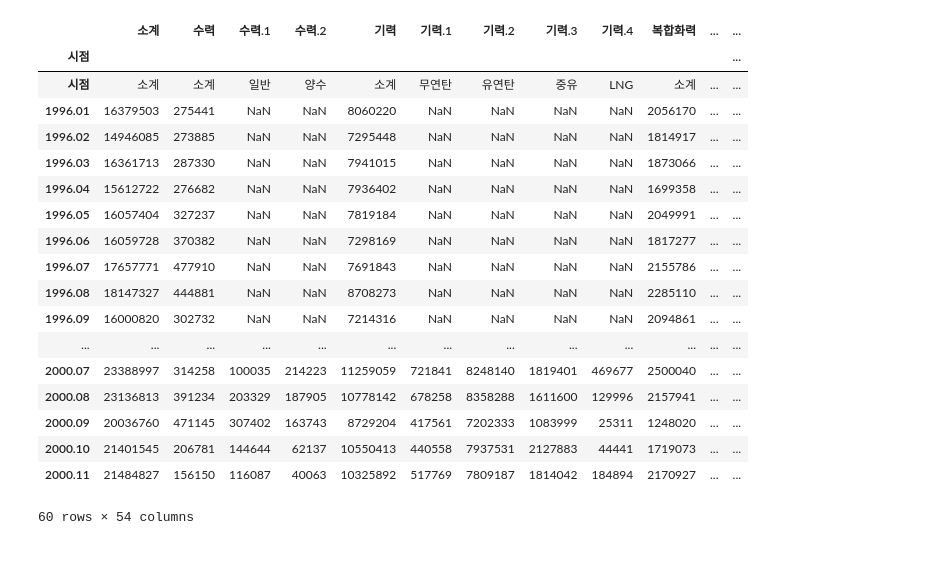
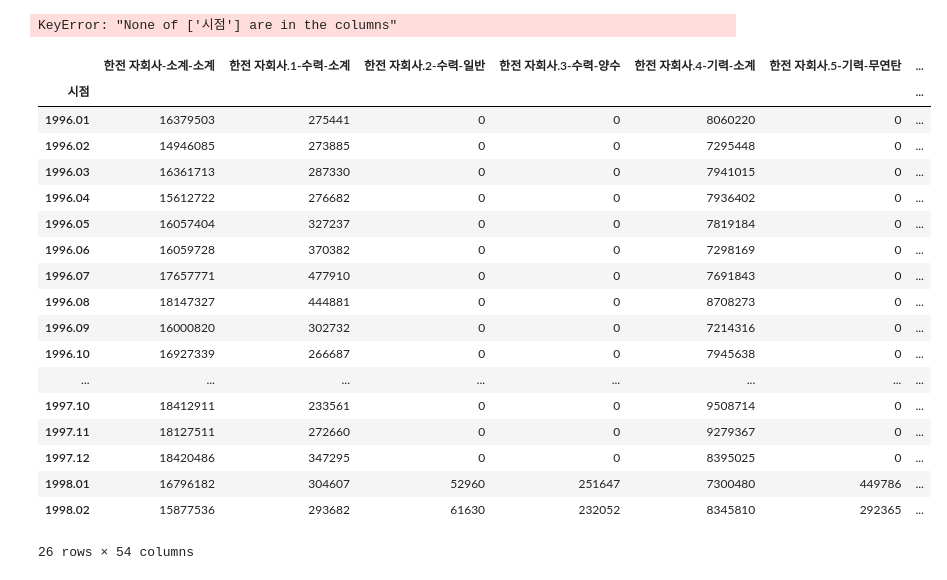
Before and after one commit to minsoo-s/03_Self_Study, a Jupyter notebook: PRE.ipynb, the cells around one changed output. Cells and saved outputs as stored; diff of their text form; code cells hidden in the pictures.

```diff
--- a/PRE.ipynb
+++ b/PRE.ipynb
@@ -2,8 +2,8 @@
 import pandas as pd
 import numpy as np
 # %%
-data1996_2014 = pd.read_csv('../data/발전전력량_추이_1996_2014.csv', encoding='euc-kr',header = 1)
-data2015_2021 = pd.read_csv('../data/발전전력량_추이_2015_2021.csv', encoding='euc-kr',header = 1)
+data1996_2014 = pd.read_csv('../data/발전전력량_추이_1996_2014.csv', encoding='euc-kr')
+data2015_2021 = pd.read_csv('../data/발전전력량_추이_2015_2021.csv', encoding='euc-kr')
 # %%
 data1996_2014.info()
 # %% [output]
@@ -27,2 +27,2 @@ memory usage: 98.5+ KB
 # %%
-data1996_2014 = data1996_2014.replace('-',np.nan)
+data1996_2014 = data1996_2014.replace('-',0)
@@ -29,24 +49,31 @@ data1996_2014 = data1996_2014.replace('-',np.nan)
 # %%
 data1996_2014 = data1996_2014.set_index('시점')
+# %%
+data1996_2014 = data1996_2014.set_index('시점')
+data1996_2014.columns = data1996_2014.columns + '-' + data1996_2014.iloc[0,:] + '-' + data1996_2014.iloc[1,:]
+# %% [output]
+KeyError: "None of ['시점'] are in the columns"
+# %%
+data1996_2014 = data1996_2014.drop('시점',axis=0)
 # %%
-data1996_2014.head(60)
+data1996_2014.head(26)
 # %% [output]
-|  | 소계 | 수력 | 수력.1 | 수력.2 | 기력 | 기력.1 | 기력.2 | 기력.3 | 기력.4 | 복합화력 | ... | ... |
-| 시점 |  |  |  |  |  |  |  |  |  |  |  | ... |
-| 시점 | 소계 | 소계 | 일반 | 양수 | 소계 | 무연탄 | 유연탄 | 중유 | LNG | 소계 | ... | ... |
-| 1996.01 | 16379503 | 275441 | NaN | NaN | 8060220 | NaN | NaN | NaN | NaN | 2056170 | ... | ... |
-| 1996.02 | 14946085 | 273885 | NaN | NaN | 7295448 | NaN | NaN | NaN | NaN | 1814917 | ... | ... |
-| 1996.03 | 16361713 | 287330 | NaN | NaN | 7941015 | NaN | NaN | NaN | NaN | 1873066 | ... | ... |
-| 1996.04 | 15612722 | 276682 | NaN | NaN | 7936402 | NaN | NaN | NaN | NaN | 1699358 | ... | ... |
-| 1996.05 | 16057404 | 327237 | NaN | NaN | 7819184 | NaN | NaN | NaN | NaN | 2049991 | ... | ... |
-| 1996.06 | 16059728 | 370382 | NaN | NaN | 7298169 | NaN | NaN | NaN | NaN | 1817277 | ... | ... |
-| 1996.07 | 17657771 | 477910 | NaN | NaN | 7691843 | NaN | NaN | NaN | NaN | 2155786 | ... | ... |
-| 1996.08 | 18147327 | 444881 | NaN | NaN | 8708273 | NaN | NaN | NaN | NaN | 2285110 | ... | ... |
-| 1996.09 | 16000820 | 302732 | NaN | NaN | 7214316 | NaN | NaN | NaN | NaN | 2094861 | ... | ... |
-| ... | ... | ... | ... | ... | ... | ... | ... | ... | ... | ... | ... | ... |
-| 2000.07 | 23388997 | 314258 | 100035 | 214223 | 11259059 | 721841 | 8248140 | 1819401 | 469677 | 2500040 | ... | ... |
-| 2000.08 | 23136813 | 391234 | 203329 | 187905 | 10778142 | 678258 | 8358288 | 1611600 | 129996 | 2157941 | ... | ... |
-| 2000.09 | 20036760 | 471145 | 307402 | 163743 | 8729204 | 417561 | 7202333 | 1083999 | 25311 | 1248020 | ... | ... |
-| 2000.10 | 21401545 | 206781 | 144644 | 62137 | 10550413 | 440558 | 7937531 | 2127883 | 44441 | 1719073 | ... | ... |
-| 2000.11 | 21484827 | 156150 | 116087 | 40063 | 10325892 | 517769 | 7809187 | 1814042 | 184894 | 2170927 | ... | ... |
+|  | 한전 자회사-소계-소계 | 한전 자회사.1-수력-소계 | 한전 자회사.2-수력-일반 | 한전 자회사.3-수력-양수 | 한전 자회사.4-기력-소계 | 한전 자회사.5-기력-무연탄 | ... |
+| 시점 |  |  |  |  |  |  | ... |
+| 1996.01 | 16379503 | 275441 | 0 | 0 | 8060220 | 0 | ... |
+| 1996.02 | 14946085 | 273885 | 0 | 0 | 7295448 | 0 | ... |
+| 1996.03 | 16361713 | 287330 | 0 | 0 | 7941015 | 0 | ... |
+| 1996.04 | 15612722 | 276682 | 0 | 0 | 7936402 | 0 | ... |
+| 1996.05 | 16057404 | 327237 | 0 | 0 | 7819184 | 0 | ... |
+| 1996.06 | 16059728 | 370382 | 0 | 0 | 7298169 | 0 | ... |
+| 1996.07 | 17657771 | 477910 | 0 | 0 | 7691843 | 0 | ... |
+| 1996.08 | 18147327 | 444881 | 0 | 0 | 8708273 | 0 | ... |
+| 1996.09 | 16000820 | 302732 | 0 | 0 | 7214316 | 0 | ... |
+| 1996.10 | 16927339 | 266687 | 0 | 0 | 7945638 | 0 | ... |
+| ... | ... | ... | ... | ... | ... | ... | ... |
+| 1997.10 | 18412911 | 233561 | 0 | 0 | 9508714 | 0 | ... |
+| 1997.11 | 18127511 | 272660 | 0 | 0 | 9279367 | 0 | ... |
+| 1997.12 | 18420486 | 347295 | 0 | 0 | 8395025 | 0 | ... |
+| 1998.01 | 16796182 | 304607 | 52960 | 251647 | 7300480 | 449786 | ... |
+| 1998.02 | 15877536 | 293682 | 61630 | 232052 | 8345810 | 292365 | ... |
-60 rows × 54 columns
+26 rows × 54 columns
```
Also changed, not shown: parts of 34 cells of this notebook.
